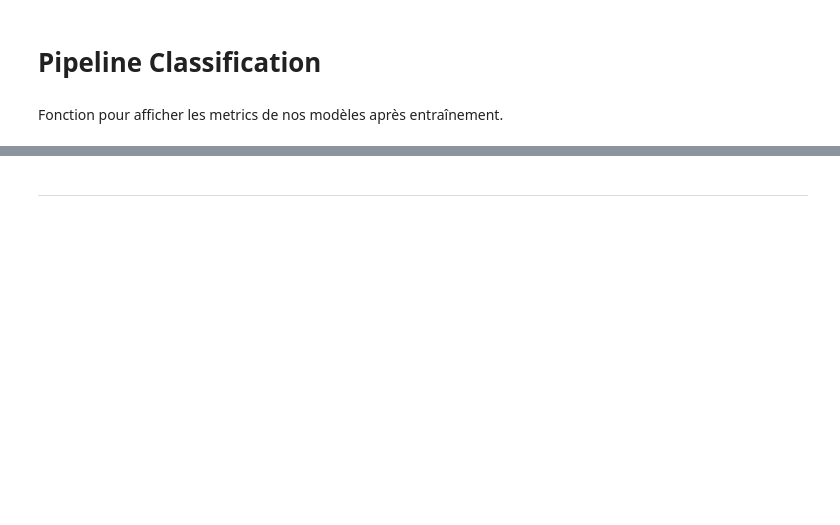
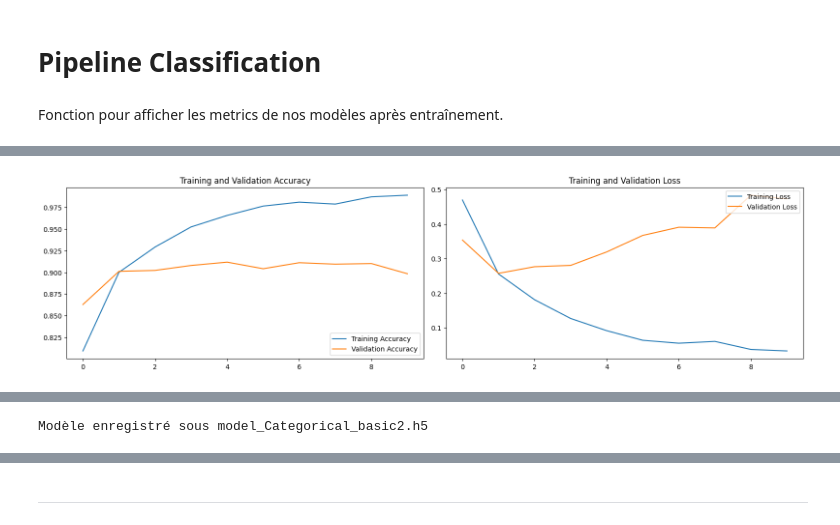
Before and after one commit to MalloryGesbert/Data-science-project-A5, a Jupyter notebook: Livrable1.ipynb, the cells around one changed output, grey strips where cells are left out. Drawn from its saved outputs; the diff is of its cells as text; code cells hidden in the pictures; blank space fills up the shorter version.

```diff
--- a/Livrable1.ipynb
+++ b/Livrable1.ipynb
@@ -800,0 +937,8 @@ def custom_loss(y_true, y_pred):
+# %%
+# Entraînement du modèle
+history2 = model_Categorical_basic2.fit(
+    train_set_augmented,
+    validation_data=test_set_augmented,
+    epochs=epochs,
+    batch_size=batch_size,
+)
@@ -800,0 +966,5 @@ def custom_loss(y_true, y_pred):
+# %%
+plot_metrics(history2)
+save_model(model_Categorical_basic2, "model_Categorical_basic2")
+# %% [output]
+[figure, added]
@@ -800,0 +972 @@ def custom_loss(y_true, y_pred):
+Modèle enregistré sous model_Categorical_basic2.h5
```
Also changed, not shown: parts of 75 cells of this notebook, 11 other files.
